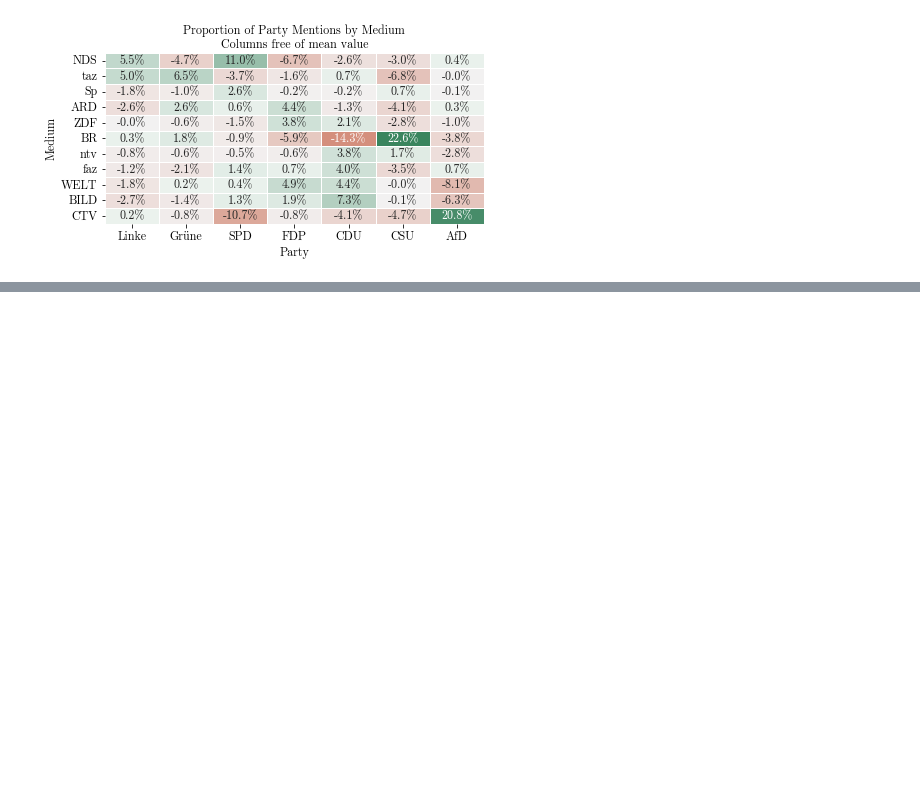
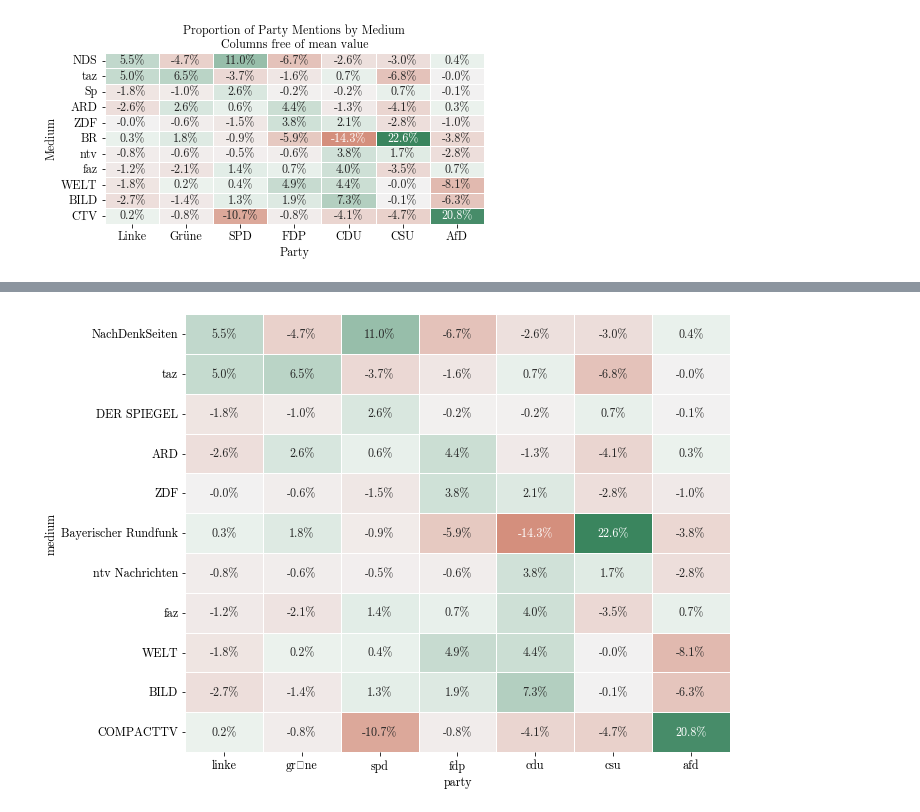
Before and after one commit to haukesteffen/media_bias_video_journalism, a Jupyter notebook: src/mention_analysis.ipynb, the cells around one changed output, grey strips where cells are left out. Drawn from its saved outputs; the diff is of its cells as text; code cells hidden in the pictures; blank space fills up the shorter version.

```diff
--- a/src/mention_analysis.ipynb
+++ b/src/mention_analysis.ipynb
@@ -177,0 +281,4 @@ f_saveplot_mentions_short(df=deviations_party_mentions_by_party_df, title='Propo
+# %%
+e_heatmap_plot_df(deviations_party_mentions_by_party_df)
+# %% [output]
+[figure, added]
```
Also changed, not shown: parts of 17 cells of this notebook, 7 other files.
